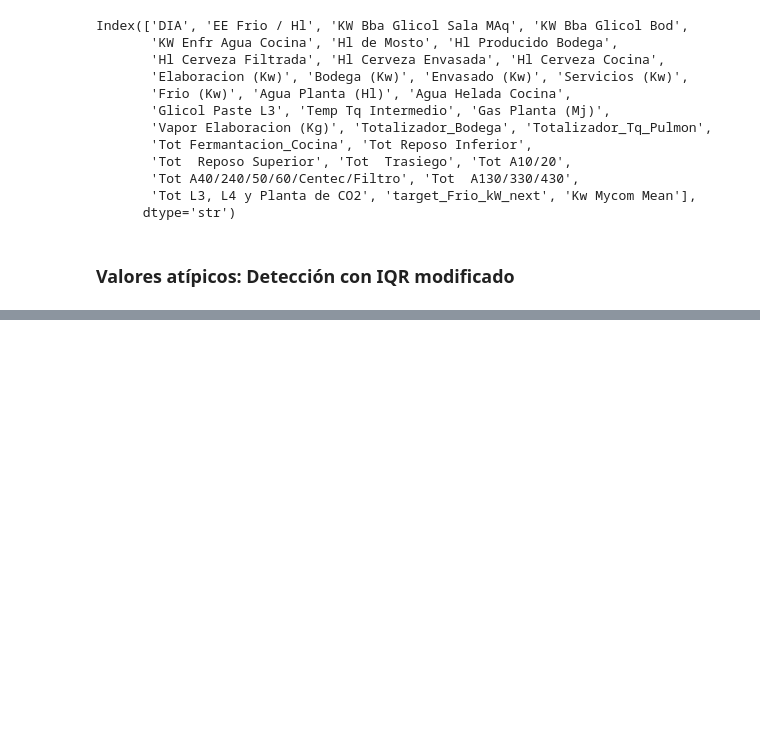
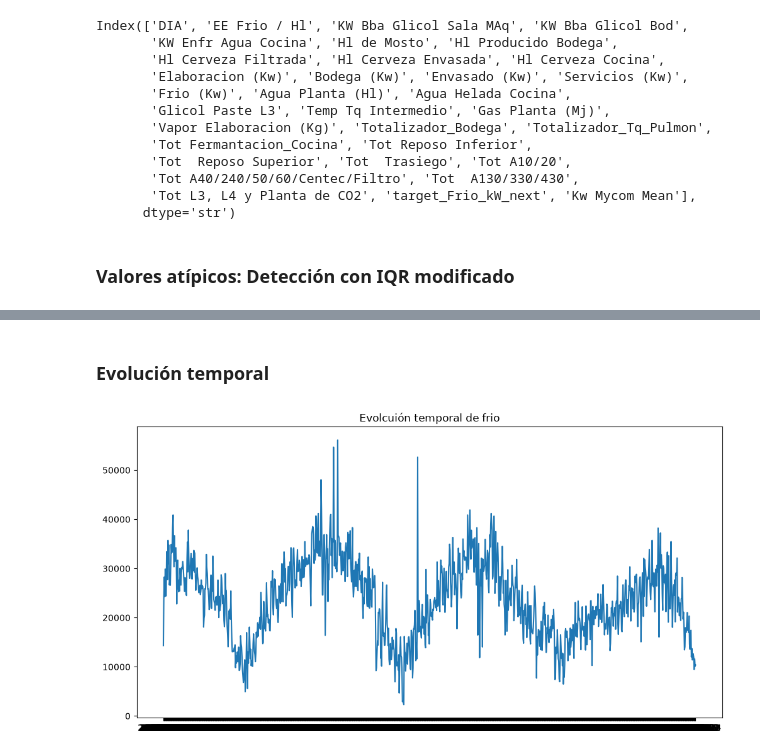
Before and after one commit to ignaciofaule-tech/TPI_LAB2_2026, a Jupyter notebook: src/EDA/EDA.ipynb, the cells around one changed output, grey strips where cells are left out. Cells and saved outputs as stored; diff of their text form; code cells hidden in the pictures; blank space fills up the shorter version.

```diff
--- a/src/EDA/EDA.ipynb
+++ b/src/EDA/EDA.ipynb
@@ -186,0 +188,25 @@ Index(['EE Frio / Hl', 'KW Bba Glicol Sala MAq', 'KW Bba Glicol Bod',
+# %%
+Q1_frio = df["Frio (Kw)"].quantile(0.25)
+Q3_frio = df["Frio (Kw)"].quantile(0.75)
+IQR_frio = Q3_frio - Q1_frio
+
+#no pusimos 1.5 ya que nos parece muy estricto
+outliers = df[(df["Frio (Kw)"] < - 3 * IQR_frio + Q1_frio ) | (df["Frio (Kw)"] >  3 * IQR_frio + Q3_frio )].index
+df_sin_frio_outliers = df.drop(index = outliers)
+# %%
+Q1_frio_next = df_sin_frio_outliers["target_Frio_kW_next"].quantile(0.25)
+Q3_frio_next = df_sin_frio_outliers["target_Frio_kW_next"].quantile(0.75)
+IQR_frio_next = Q3_frio_next - Q1_frio_next
+
+#no pusimos 1.5 ya que nos parece muy estricto
+outliers = df_sin_frio_outliers[(df_sin_frio_outliers["target_Frio_kW_next"] < - 3 * IQR_frio_next + Q1_frio_next ) | (df_sin_frio_outliers["target_Frio_kW_next"] >  3 * IQR_frio_next + Q3_frio_next )].index
+df_sin_frio_outliers = df_sin_frio_outliers.drop(index = outliers)
+# %% [markdown]
+### Evolución temporal
+# %%
+plt.figure(figsize=(12,6))
+plt.plot(df_sin_frio_outliers["DIA"], df_sin_frio_outliers["Frio (Kw)"])
+plt.title("Evolcuión temporal de frio")
+plt.show()
+# %% [output]
+[figure, added]
```
Also changed, not shown: parts of 23 cells of this notebook.
